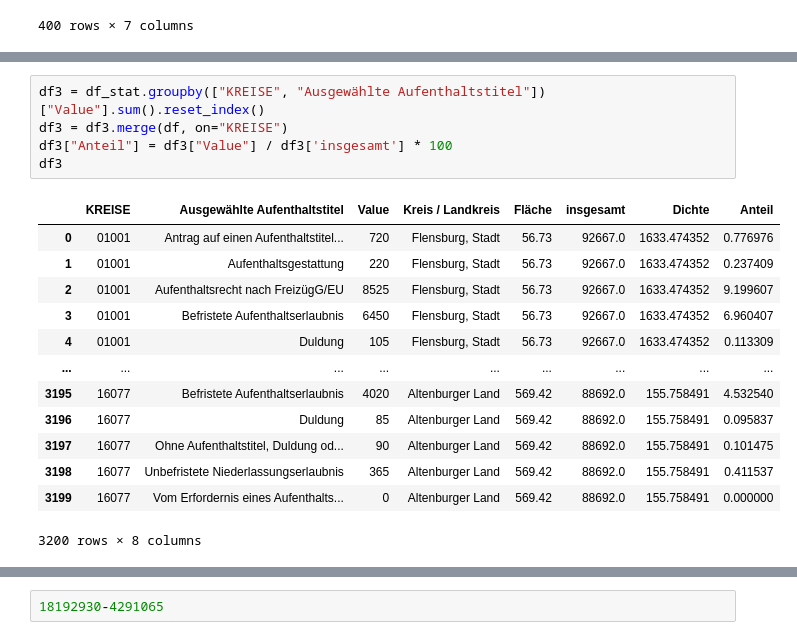
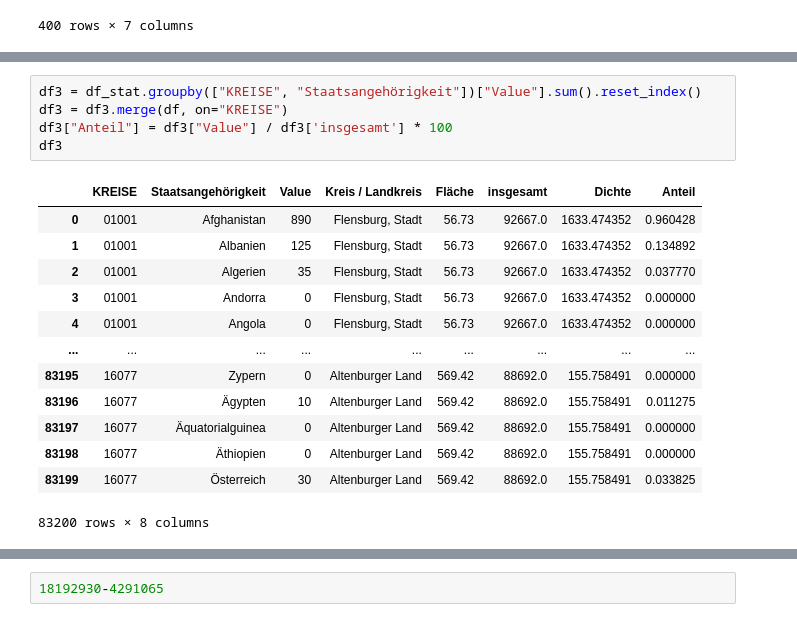
Before and after one commit to Antonijatzele/DSI_Abschlussprojekt, a Jupyter notebook: Daten/Migration/Auslaender_Anteil.ipynb, the cells around one changed output, grey strips where cells are left out. Cells and saved outputs as stored; diff of their text form.

Commit message:
Korrelationkoeffizieent Kreise nach Ländern

```diff
--- a/Daten/Migration/Auslaender_Anteil.ipynb
+++ b/Daten/Migration/Auslaender_Anteil.ipynb
@@ -84,20 +84,20 @@ sns.scatterplot(df2, x="Dichte", y="Anteil")
 # %%
-df3 = df_stat.groupby(["KREISE", "Ausgewählte Aufenthaltstitel"])["Value"].sum().reset_index()
+df3 = df_stat.groupby(["KREISE", "Staatsangehörigkeit"])["Value"].sum().reset_index()
 df3 = df3.merge(df, on="KREISE")
 df3["Anteil"] = df3["Value"] / df3['insgesamt'] * 100
 df3
 # %% [output]
-|  | KREISE | Ausgewählte Aufenthaltstitel | Value | Kreis / Landkreis | Fläche | insgesamt | Dichte | Anteil |
-| 0 | 01001 | Antrag auf einen Aufenthaltstitel... | 720 | Flensburg, Stadt | 56.73 | 92667.0 | 1633.474352 | 0.776976 |
-| 1 | 01001 | Aufenthaltsgestattung | 220 | Flensburg, Stadt | 56.73 | 92667.0 | 1633.474352 | 0.237409 |
-| 2 | 01001 | Aufenthaltsrecht nach FreizügG/EU | 8525 | Flensburg, Stadt | 56.73 | 92667.0 | 1633.474352 | 9.199607 |
-| 3 | 01001 | Befristete Aufenthaltserlaubnis | 6450 | Flensburg, Stadt | 56.73 | 92667.0 | 1633.474352 | 6.960407 |
-| 4 | 01001 | Duldung | 105 | Flensburg, Stadt | 56.73 | 92667.0 | 1633.474352 | 0.113309 |
+|  | KREISE | Staatsangehörigkeit | Value | Kreis / Landkreis | Fläche | insgesamt | Dichte | Anteil |
+| 0 | 01001 | Afghanistan | 890 | Flensburg, Stadt | 56.73 | 92667.0 | 1633.474352 | 0.960428 |
+| 1 | 01001 | Albanien | 125 | Flensburg, Stadt | 56.73 | 92667.0 | 1633.474352 | 0.134892 |
+| 2 | 01001 | Algerien | 35 | Flensburg, Stadt | 56.73 | 92667.0 | 1633.474352 | 0.037770 |
+| 3 | 01001 | Andorra | 0 | Flensburg, Stadt | 56.73 | 92667.0 | 1633.474352 | 0.000000 |
+| 4 | 01001 | Angola | 0 | Flensburg, Stadt | 56.73 | 92667.0 | 1633.474352 | 0.000000 |
 | ... | ... | ... | ... | ... | ... | ... | ... | ... |
-| 3195 | 16077 | Befristete Aufenthaltserlaubnis | 4020 | Altenburger Land | 569.42 | 88692.0 | 155.758491 | 4.532540 |
-| 3196 | 16077 | Duldung | 85 | Altenburger Land | 569.42 | 88692.0 | 155.758491 | 0.095837 |
-| 3197 | 16077 | Ohne Aufenthaltstitel, Duldung od... | 90 | Altenburger Land | 569.42 | 88692.0 | 155.758491 | 0.101475 |
-| 3198 | 16077 | Unbefristete Niederlassungserlaubnis | 365 | Altenburger Land | 569.42 | 88692.0 | 155.758491 | 0.411537 |
-| 3199 | 16077 | Vom Erfordernis eines Aufenthalts... | 0 | Altenburger Land | 569.42 | 88692.0 | 155.758491 | 0.000000 |
+| 83195 | 16077 | Zypern | 0 | Altenburger Land | 569.42 | 88692.0 | 155.758491 | 0.000000 |
+| 83196 | 16077 | Ägypten | 10 | Altenburger Land | 569.42 | 88692.0 | 155.758491 | 0.011275 |
+| 83197 | 16077 | Äquatorialguinea | 0 | Altenburger Land | 569.42 | 88692.0 | 155.758491 | 0.000000 |
+| 83198 | 16077 | Äthiopien | 0 | Altenburger Land | 569.42 | 88692.0 | 155.758491 | 0.000000 |
+| 83199 | 16077 | Österreich | 30 | Altenburger Land | 569.42 | 88692.0 | 155.758491 | 0.033825 |
-3200 rows × 8 columns
+83200 rows × 8 columns
 # %%
```
Also changed, not shown: parts of 7 cells of this notebook, 6 other files.
